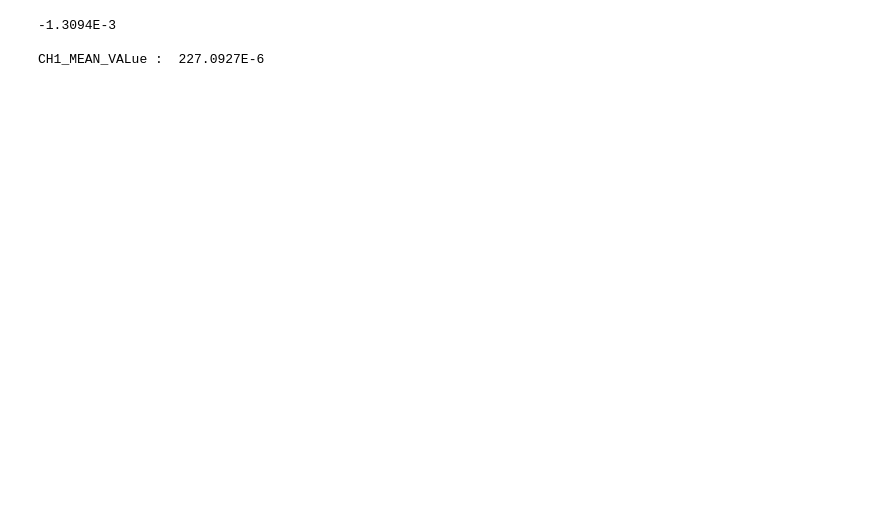
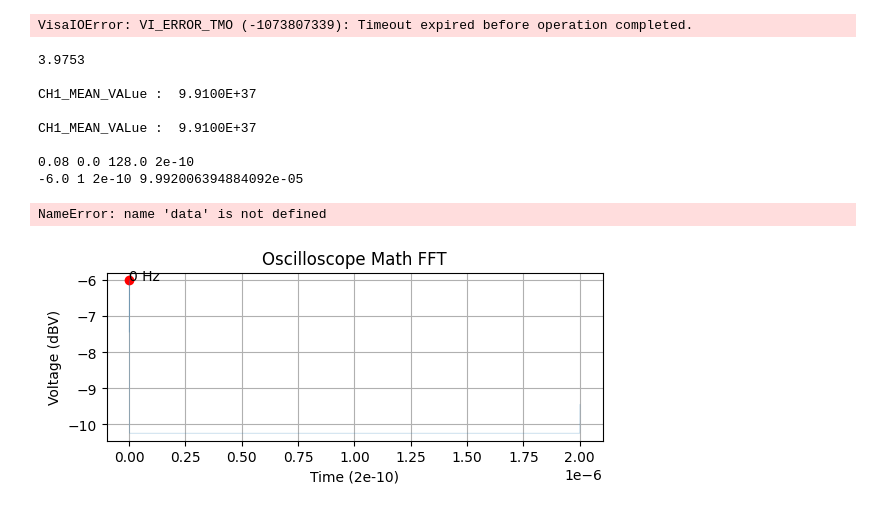
Before and after one commit to 106368030chentairong/SIV-POWER, a Jupyter notebook: test_lib/get_rawdata.ipynb, the cells around one changed output. Saved outputs shown, nothing was run; the diff lists cells and outputs as text; code cells hidden in the pictures; blank space fills up the shorter version.

```diff
--- a/test_lib/get_rawdata.ipynb
+++ b/test_lib/get_rawdata.ipynb
@@ -271,8 +271,8 @@ from struct import unpack
 import pylab
 
 rm = visa.ResourceManager()
-scope = rm.open_resource('USB0::0x0699::0x0401::C020251::INSTR')
-scope.timeout = 500
+scope = rm.open_resource('USB0::0x0699::0x0405::C022392::INSTR')
+scope.timeout = 10000
 #scope.write('DATA:SOU CH1')
 #scope.write('DATA:WIDTH 1')
 #scope.write('DATA:ENC RPB')
@@ -294,6 +294,8 @@ ADC_wave_ch1 = data_ch1[headerlen:-1]
 ADC_wave_ch1 = np.array(unpack('%sB' % len(ADC_wave_ch1),ADC_wave_ch1))
 pylab.plot(ADC_wave_ch1)
 pylab.show()
+# %% [output]
+VisaIOError: VI_ERROR_TMO (-1073807339): Timeout expired before operation completed.
 # %%
 poin_list = []
 data = []
@@ -304,7 +306,7 @@ import numpy as np
 from struct import unpack
 import pylab
 
-horizontal_scale = 400E-6
+horizontal_scale = 400E-3
 
 rm = visa.ResourceManager()
 scope = rm.open_resource('USB0::0x0699::0x0405::C022392::INSTR')
@@ -403,33 +405,40 @@ xincr = float(scope.query('WFMPRE:XINCR?'))
 print(ymult, yzero, yoff, xincr)
 
 scope.write('CURVE?')
 data_ch1 = scope.read_raw()
 #headerlen = 1 + int(data_ch1[1])
 #header = data_ch1[:headerlen]
 #ADC_wave_ch1 = data_ch1[headerlen:-1]
 ADC_wave_ch1 = data_ch1
 ADC_wave_ch1 = np.array(unpack('%sB' % len(ADC_wave_ch1),ADC_wave_ch1))
 Volts_ch1 = (ADC_wave_ch1 - yoff) * ymult  + yzero
 Time = np.arange(0, xincr * len(Volts_ch1), xincr)
 peakY = np.max(Volts_ch1)
 locY = np.argmax(Volts_ch1)
 frqY = Time[locY]'''
 
 pylab.subplot(2,1,2)
-pylab.title('Oscilloscope Math FFT')
+pylab.title('Oscilloscope Math FFT', y=1)
 pylab.ylabel('Voltage (dBV)')
 if peakY >= -50:
     pylab.plot(frqY, peakY, 'r.', markersize=12)
     pylab.annotate(str(int(frqY))+" Hz",(frqY, peakY))
 
 pylab.xlabel('Time ('+ str(xincr) + ')')
 pylab.plot(Time, Volts_ch1,linewidth = 0.2,alpha = 0.8)
 #pylab.plot(Volts_ch1)
 pylab.grid('on')
 
 data.append([Volts_ch1, Time])
 poin_list.append([frqY, peakY])
 # %% [output]
--1.3094E-3
+3.9753
 
-CH1_MEAN_VALue :  227.0927E-6
+CH1_MEAN_VALue :  9.9100E+37
+
+CH1_MEAN_VALue :  9.9100E+37
+
+0.08 0.0 128.0 2e-10
+-6.0 1 2e-10 9.992006394884092e-05
+NameError: name 'data' is not defined
+[figure, added]
```
Also changed, not shown: parts of 2 cells of this notebook, 5 other files.
